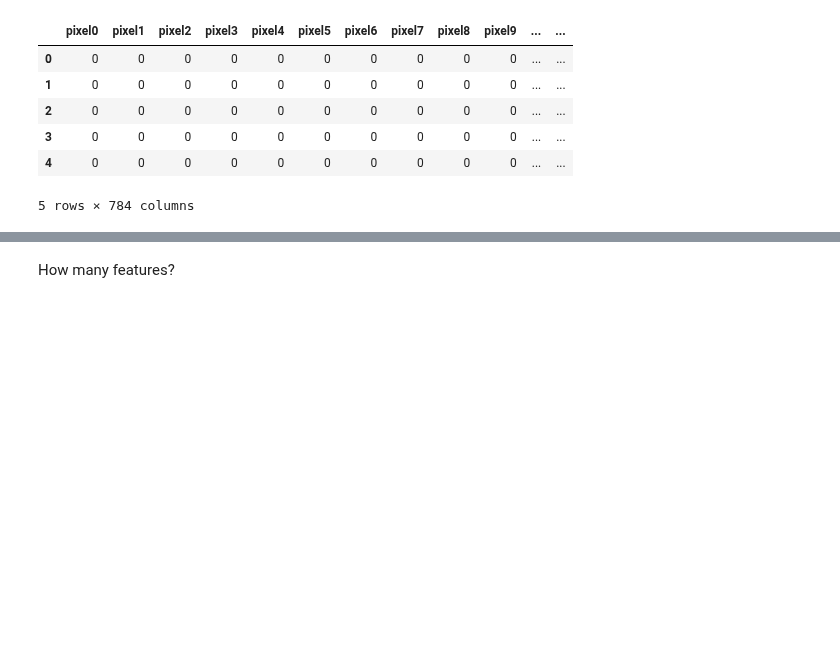
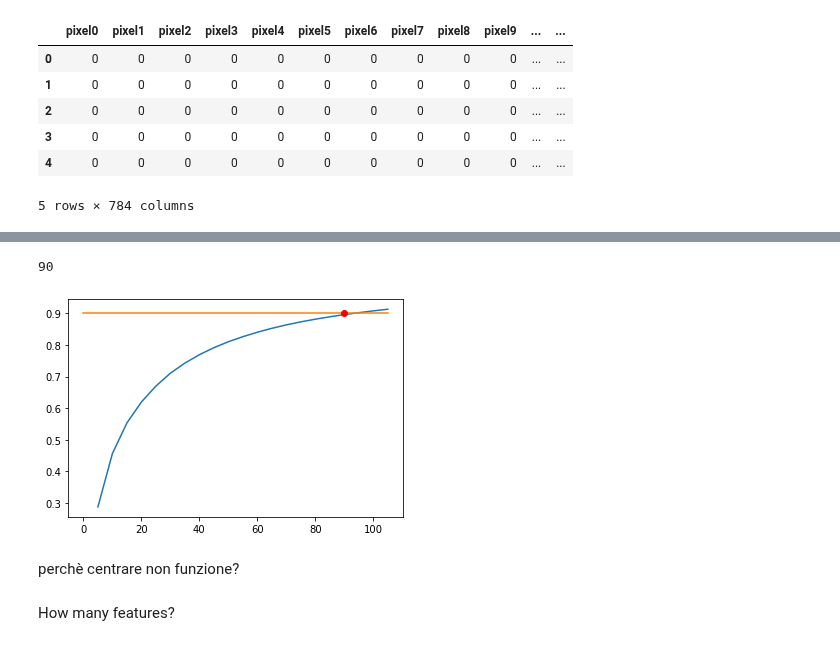
Before and after one commit to lept1/Kaggle_DigitRecognizer, a Jupyter notebook: kaggle_digit_cnn.ipynb, the cells around one changed output, grey strips where cells are left out. Saved outputs shown, nothing was run; the diff lists cells and outputs as text; code cells hidden in the pictures; blank space fills up the shorter version.

```diff
--- a/kaggle_digit_cnn.ipynb
+++ b/kaggle_digit_cnn.ipynb
@@ -132 +155,16 @@ X.head()
+# %%
+import matplotlib.pyplot as plt
+
+plt.plot(np.arange(5,110,5),variance)
+plt.plot([0,105],[0.90,0.90])
+plt.plot(90,0.9,'ro')
+for i in variance:
+    if i >= 0.9:
+        print(variance.index(i)*5)
+        break
+# %% [output]
+90
+[figure, added]
+# %% [markdown]
+perchè centrare non funzione?
 # %%
```
Also changed, not shown: parts of 34 cells of this notebook, 2 other files.
